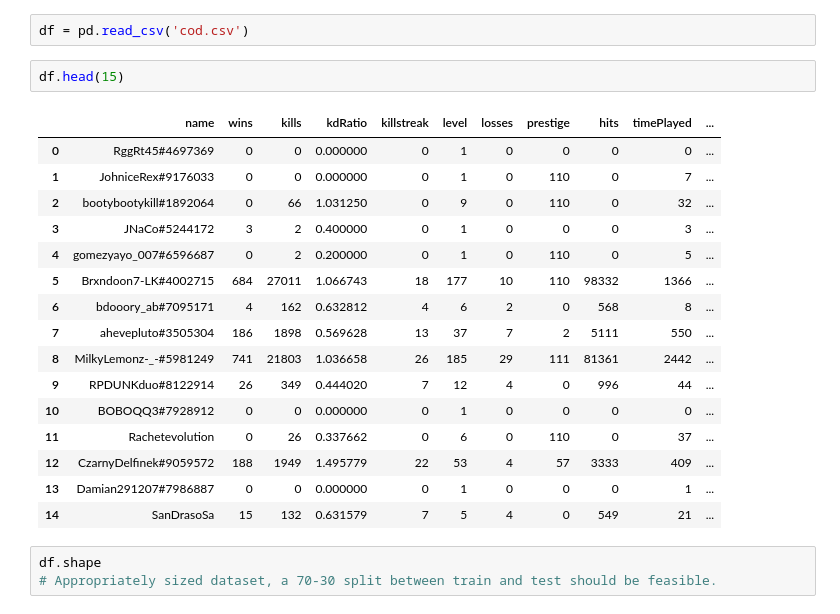
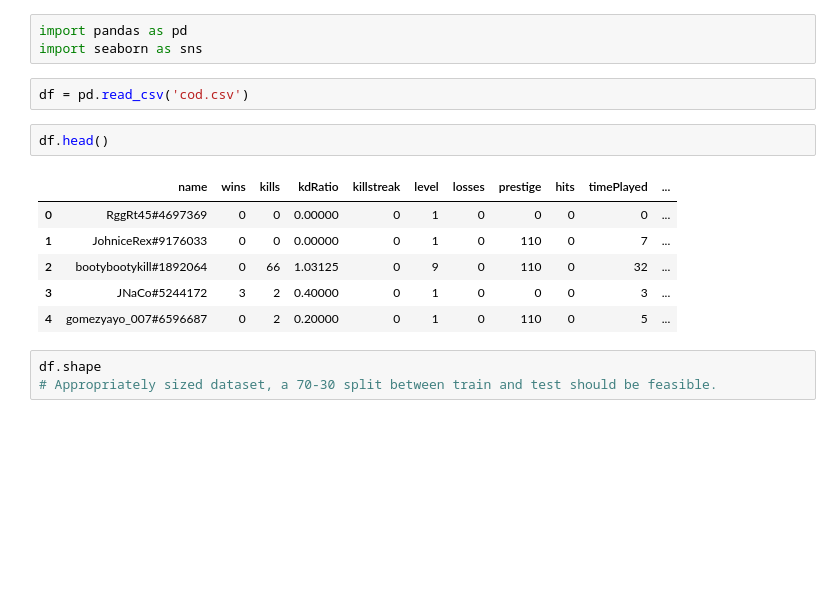
Before and after one commit to MatyasGreff/cml-project-sem3, a Jupyter notebook: cod_notebook.ipynb, the cells around one changed output. Drawn from its saved outputs; the diff is of its cells as text; blank space fills up the shorter version.

```diff
--- a/cod_notebook.ipynb
+++ b/cod_notebook.ipynb
@@ -22,24 +1,17 @@ from keras.layers import Dense
+# %%
+import pandas as pd
+import seaborn as sns
 # %%
 df = pd.read_csv('cod.csv')
 # %%
-df.head(15)
+df.head()
 # %% [output]
 |  | name | wins | kills | kdRatio | killstreak | level | losses | prestige | hits | timePlayed | ... |
-| 0 | RggRt45#4697369 | 0 | 0 | 0.000000 | 0 | 1 | 0 | 0 | 0 | 0 | ... |
-| 1 | JohniceRex#9176033 | 0 | 0 | 0.000000 | 0 | 1 | 0 | 110 | 0 | 7 | ... |
-| 2 | bootybootykill#1892064 | 0 | 66 | 1.031250 | 0 | 9 | 0 | 110 | 0 | 32 | ... |
-| 3 | JNaCo#5244172 | 3 | 2 | 0.400000 | 0 | 1 | 0 | 0 | 0 | 3 | ... |
-| 4 | gomezyayo_007#6596687 | 0 | 2 | 0.200000 | 0 | 1 | 0 | 110 | 0 | 5 | ... |
-| 5 | Brxndoon7-LK#4002715 | 684 | 27011 | 1.066743 | 18 | 177 | 10 | 110 | 98332 | 1366 | ... |
-| 6 | bdooory_ab#7095171 | 4 | 162 | 0.632812 | 4 | 6 | 2 | 0 | 568 | 8 | ... |
-| 7 | ahevepluto#3505304 | 186 | 1898 | 0.569628 | 13 | 37 | 7 | 2 | 5111 | 550 | ... |
-| 8 | MilkyLemonz-_-#5981249 | 741 | 21803 | 1.036658 | 26 | 185 | 29 | 111 | 81361 | 2442 | ... |
-| 9 | RPDUNKduo#8122914 | 26 | 349 | 0.444020 | 7 | 12 | 4 | 0 | 996 | 44 | ... |
-| 10 | BOBOQQ3#7928912 | 0 | 0 | 0.000000 | 0 | 1 | 0 | 0 | 0 | 0 | ... |
-| 11 | Rachetevolution | 0 | 26 | 0.337662 | 0 | 6 | 0 | 110 | 0 | 37 | ... |
-| 12 | CzarnyDelfinek#9059572 | 188 | 1949 | 1.495779 | 22 | 53 | 4 | 57 | 3333 | 409 | ... |
-| 13 | Damian291207#7986887 | 0 | 0 | 0.000000 | 0 | 1 | 0 | 0 | 0 | 1 | ... |
-| 14 | SanDrasoSa | 15 | 132 | 0.631579 | 7 | 5 | 4 | 0 | 549 | 21 | ... |
+| 0 | RggRt45#4697369 | 0 | 0 | 0.00000 | 0 | 1 | 0 | 0 | 0 | 0 | ... |
+| 1 | JohniceRex#9176033 | 0 | 0 | 0.00000 | 0 | 1 | 0 | 110 | 0 | 7 | ... |
+| 2 | bootybootykill#1892064 | 0 | 66 | 1.03125 | 0 | 9 | 0 | 110 | 0 | 32 | ... |
+| 3 | JNaCo#5244172 | 3 | 2 | 0.40000 | 0 | 1 | 0 | 0 | 0 | 3 | ... |
+| 4 | gomezyayo_007#6596687 | 0 | 2 | 0.20000 | 0 | 1 | 0 | 110 | 0 | 5 | ... |
 # %%
 df.shape
 # Appropriately sized dataset, a 70-30 split between train and test should be feasible.
```
Also changed, not shown: parts of 25 cells of this notebook.
